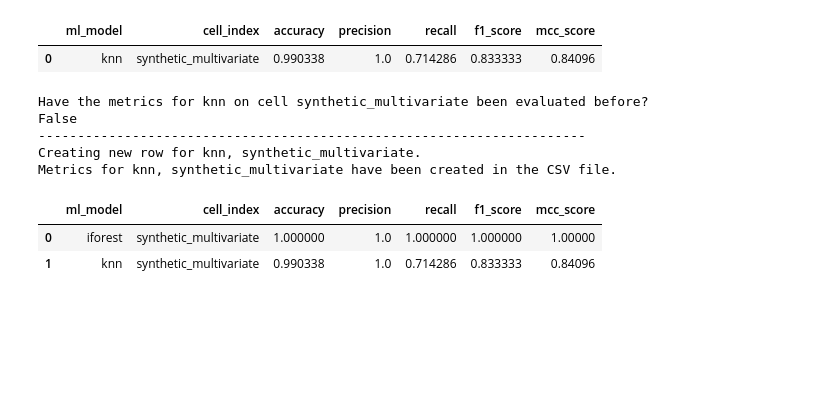
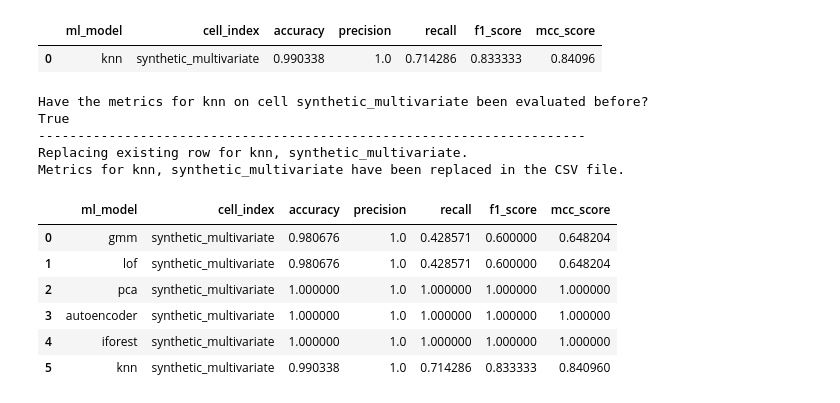
Before and after one commit to meichinpang/osbad, a Jupyter notebook: machine_learning/baseline_models/synthetic_outliers/ml_02_knn_baseline_synthetic.ipynb, the cells around one changed output. Saved outputs shown, nothing was run; the diff lists cells and outputs as text; code cells hidden in the pictures; blank space fills up the shorter version.

```diff
--- a/machine_learning/baseline_models/synthetic_outliers/ml_02_knn_baseline_synthetic.ipynb
+++ b/machine_learning/baseline_models/synthetic_outliers/ml_02_knn_baseline_synthetic.ipynb
@@ -369,20 +367,24 @@ MCC-score: 0.8409599149190805
 # %%
 # Export current metrics to CSV
 metrics_eval_filepath =  Path.cwd().joinpath(
     "eval_metrics_no_hp_synthetic.csv")
 
 hp.export_current_model_metrics(
     model_name="knn",
     selected_cell_label=selected_cell_label,
     df_current_eval_metrics=df_current_eval_metrics,
     export_csv_filepath=metrics_eval_filepath,
-    if_exists="append")
+    if_exists="replace")
 # %% [output]
 Have the metrics for knn on cell synthetic_multivariate been evaluated before?
-False
+True
 ----------------------------------------------------------------------
-Creating new row for knn, synthetic_multivariate.
-Metrics for knn, synthetic_multivariate have been created in the CSV file.
+Replacing existing row for knn, synthetic_multivariate.
+Metrics for knn, synthetic_multivariate have been replaced in the CSV file.
 |  | ml_model | cell_index | accuracy | precision | recall | f1_score | mcc_score |
-| 0 | iforest | synthetic_multivariate | 1.000000 | 1.0 | 1.000000 | 1.000000 | 1.00000 |
-| 1 | knn | synthetic_multivariate | 0.990338 | 1.0 | 0.714286 | 0.833333 | 0.84096 |
+| 0 | gmm | synthetic_multivariate | 0.980676 | 1.0 | 0.428571 | 0.600000 | 0.648204 |
+| 1 | lof | synthetic_multivariate | 0.980676 | 1.0 | 0.428571 | 0.600000 | 0.648204 |
+| 2 | pca | synthetic_multivariate | 1.000000 | 1.0 | 1.000000 | 1.000000 | 1.000000 |
+| 3 | autoencoder | synthetic_multivariate | 1.000000 | 1.0 | 1.000000 | 1.000000 | 1.000000 |
+| 4 | iforest | synthetic_multivariate | 1.000000 | 1.0 | 1.000000 | 1.000000 | 1.000000 |
+| 5 | knn | synthetic_multivariate | 0.990338 | 1.0 | 0.714286 | 0.833333 | 0.840960 |
```
Also changed, not shown: parts of 2 cells of this notebook, 5 other files.
